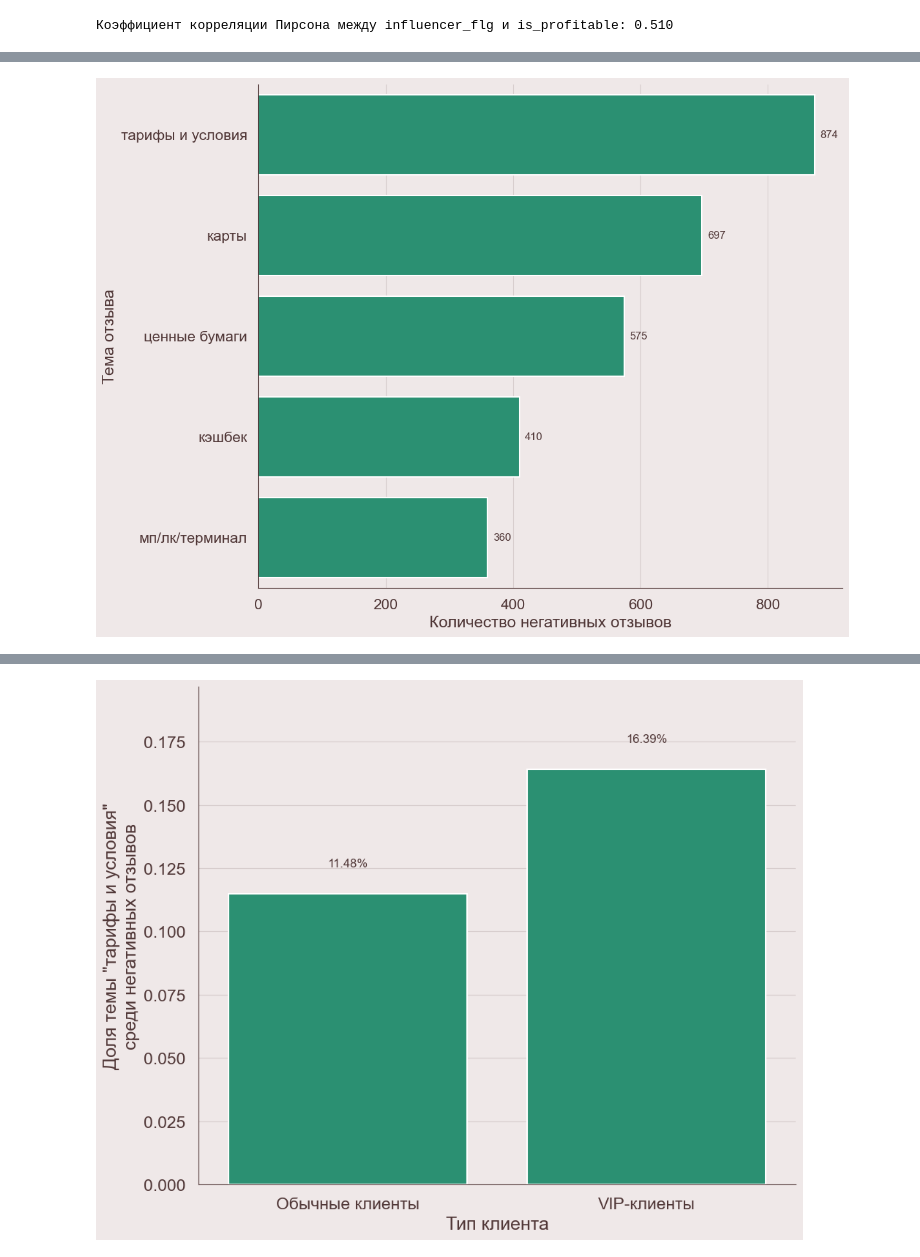
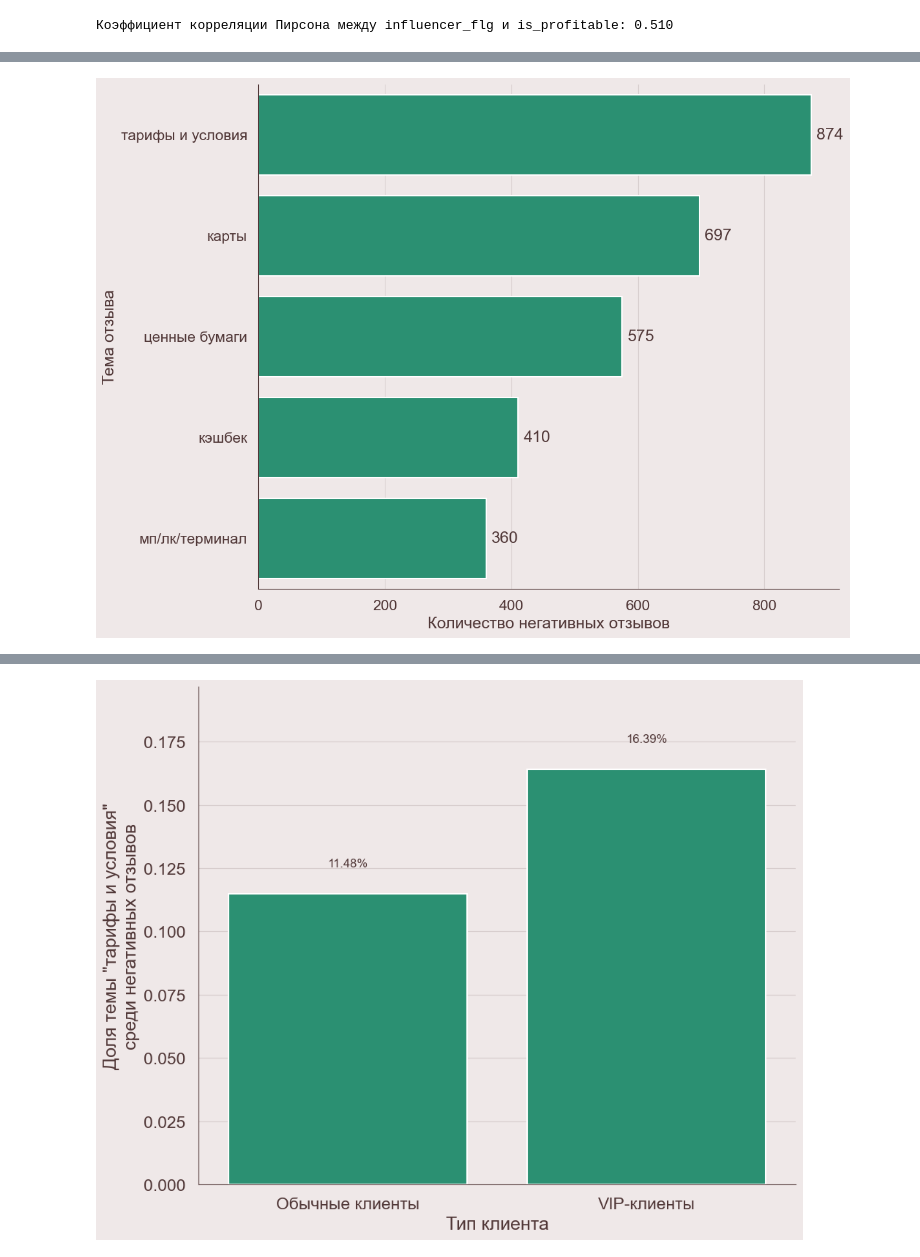
Before and after one commit to Neat-Snap/dano25, a Jupyter notebook: analysis.ipynb, the cells around one changed output, grey strips where cells are left out. Cells and saved outputs as stored; diff of their text form; code cells hidden in the pictures.

```diff
--- a/analysis.ipynb
+++ b/analysis.ipynb
@@ -162,21 +167,21 @@ df.to_csv('dfc.csv', index=False)
 # %%
 vip_negative = df[(df['influencer_flg'] == 1) & (df['review_emotion'] == 0)]
 
 top_neg_reasons = vip_negative['review_theme'].value_counts().head(5)
 
 plt.figure(figsize=(12, 9))
 ax = sns.barplot(
     x=top_neg_reasons.values,
     y=top_neg_reasons.index,
     color=colors['green']
 )
-plt.xlabel("Количество негативных отзывов")
-plt.ylabel("Тема отзыва")
+plt.xlabel("Количество негативных отзывов", fontsize=18)
+plt.ylabel("Тема отзыва", fontsize=18)
 
 for i, (value, label) in enumerate(zip(top_neg_reasons.values, top_neg_reasons.index)):
-    ax.text(value + max(top_neg_reasons.values)*0.01, i, str(value), va='center', ha='left', fontsize=12)
+    ax.text(value + max(top_neg_reasons.values)*0.01, i, str(value), va='center', ha='left', fontsize=18)
 
 plt.tight_layout()
 plt.show()
 # %% [output]
-[figure, old version]
+[figure, new version]
```
Also changed, not shown: parts of 2 cells of this notebook.
